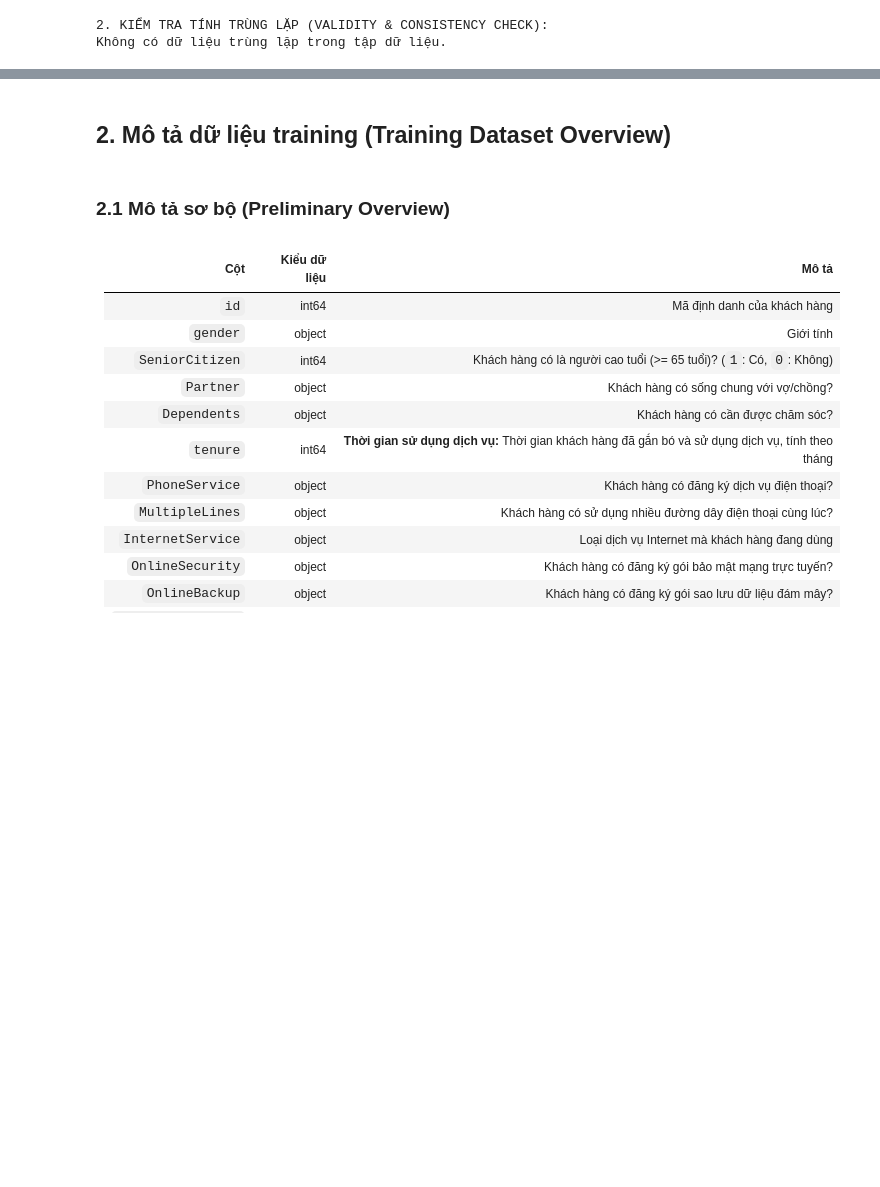
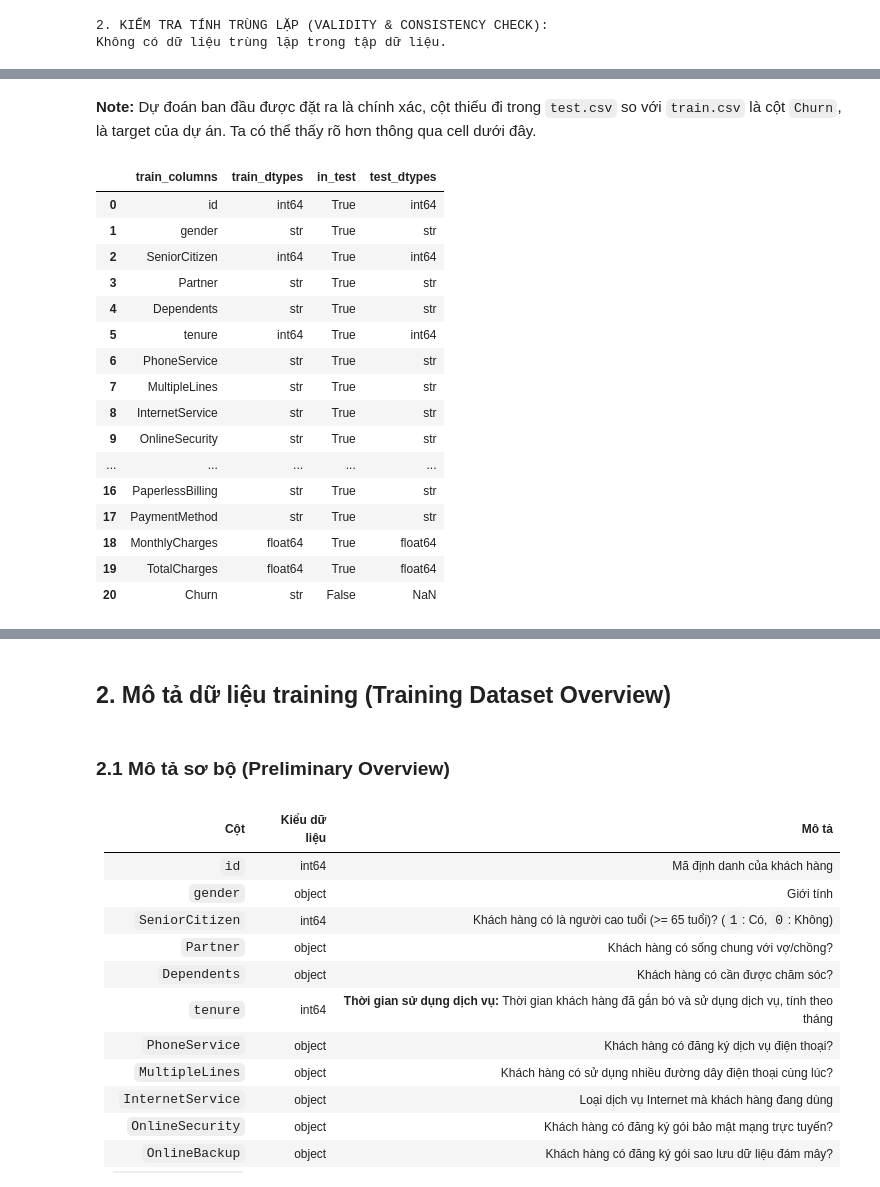
Before and after one commit to HoangKhang226/Customer-Churn-MLOPs, a Jupyter notebook: EDA/hnyuquhn.ipynb, the cells around one changed output, grey strips where cells are left out. Saved outputs shown, nothing was run; the diff lists cells and outputs as text; code cells hidden in the pictures; blank space fills up the shorter version.

```diff
--- a/EDA/hnyuquhn.ipynb
+++ b/EDA/hnyuquhn.ipynb
@@ -134,0 +191,28 @@ memory usage: 95.2+ MB
+# %% [markdown]
+**Note:** Dự đoán ban đầu được đặt ra là chính xác, cột thiếu đi trong `test.csv` so với `train.csv` là cột `Churn`, là target của dự án. Ta có thể thấy rõ hơn thông qua cell dưới đây.
+# %%
+schema = pd.DataFrame({
+    "train_columns": df_train.columns,
+    "train_dtypes": df_train.dtypes.astype(str).values,
+    "in_test": [col in df_test.columns for col in df_train.columns],
+    "test_dtypes": [str(df_test[col].dtype) if col in df_test.columns else None for col in df_train.columns],
+})
+display(schema)
+# %% [output]
+|  | train_columns | train_dtypes | in_test | test_dtypes |
+| 0 | id | int64 | True | int64 |
+| 1 | gender | str | True | str |
+| 2 | SeniorCitizen | int64 | True | int64 |
+| 3 | Partner | str | True | str |
+| 4 | Dependents | str | True | str |
+| 5 | tenure | int64 | True | int64 |
+| 6 | PhoneService | str | True | str |
+| 7 | MultipleLines | str | True | str |
+| 8 | InternetService | str | True | str |
+| 9 | OnlineSecurity | str | True | str |
+| ... | ... | ... | ... | ... |
+| 16 | PaperlessBilling | str | True | str |
+| 17 | PaymentMethod | str | True | str |
+| 18 | MonthlyCharges | float64 | True | float64 |
+| 19 | TotalCharges | float64 | True | float64 |
+| 20 | Churn | str | False | NaN |
```
Also changed, not shown: parts of 39 cells of this notebook.
